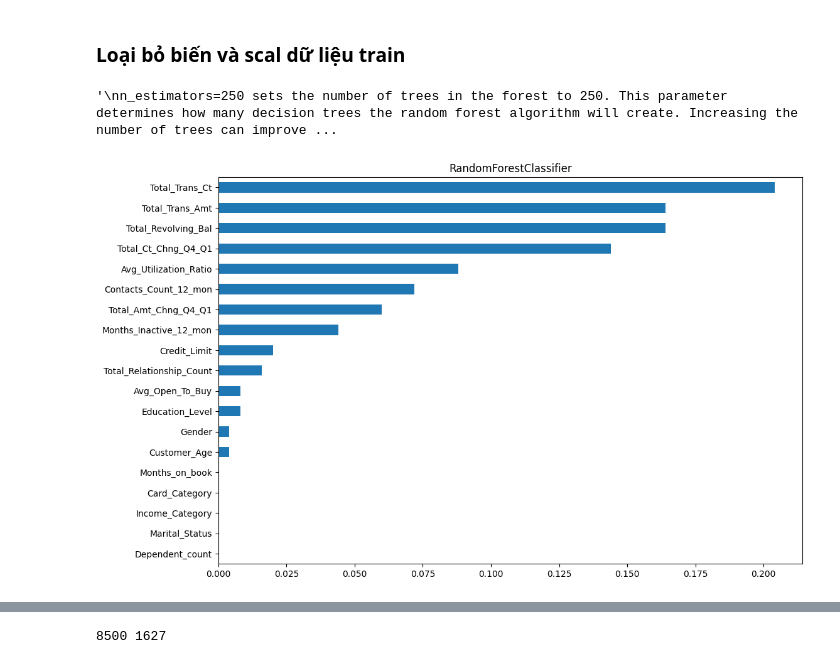
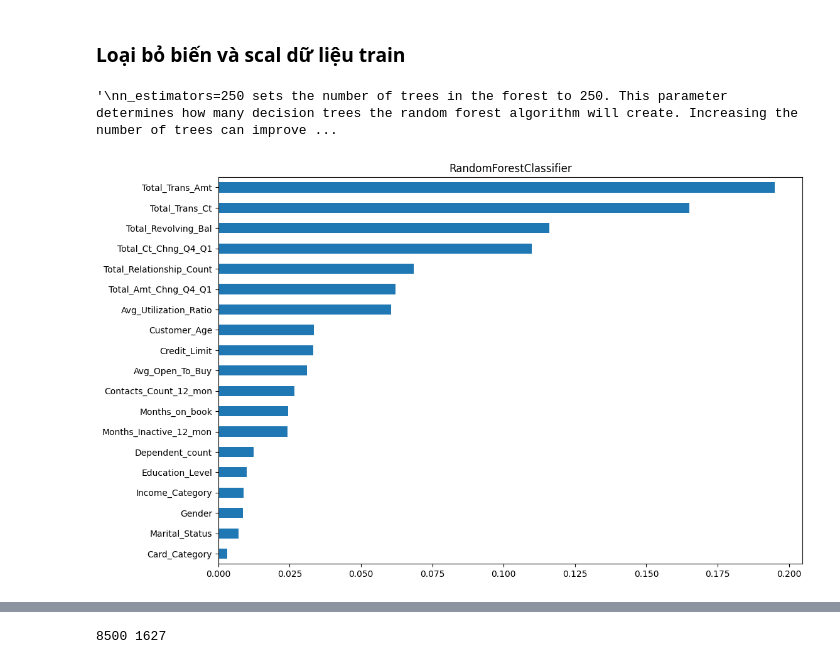
Before and after one commit to thien2972/DataAnalyst, a Jupyter notebook: credit_card_customer.ipynb, the cells around one changed output, grey strips where cells are left out. Saved outputs shown, nothing was run; the diff lists cells and outputs as text; code cells hidden in the pictures.

```diff
--- a/credit_card_customer.ipynb
+++ b/credit_card_customer.ipynb
@@ -590,18 +620,18 @@ Các chỉ số chưa cao lắm
 # %% [markdown]
 ### Loại bỏ biến và scal dữ liệu train
 # %%
-model_rf = RandomForestClassifier(n_estimators=250, max_depth = 1, random_state=0)
+model_rf = RandomForestClassifier(n_estimators=250, criterion='gini', random_state=0)
 model_rf.fit(x,y)
 temp = pd.Series(model_rf.feature_importances_, index=x.columns).sort_values(ascending=True)
 temp.plot(kind ='barh')
 plt.title('RandomForestClassifier')
 
 """
 n_estimators=250 sets the number of trees in the forest to 250. This parameter determines how many decision trees the random forest algorithm will create. Increasing the number of trees can improve the performance of the model, but it will also increase the computation time.
 max_depth=1 sets the maximum depth of the trees to 1. This parameter determines how deep the decision trees in the forest can grow. A lower value for max_depth will result in simpler trees, which can help prevent overfitting. However, if the value is too low, the model may not be able to capture the complexity of the data.
 random_state=0 sets the seed used by the random
 """
 # %% [output]
 '\nn_estimators=250 sets the number of trees in the forest to 250. This parameter determines how many decision trees the random forest algorithm will create. Increasing the number of trees can improve ...
-[figure, old version]
+[figure, new version]
 # %%
```
Also changed, not shown: parts of 13 cells of this notebook.
